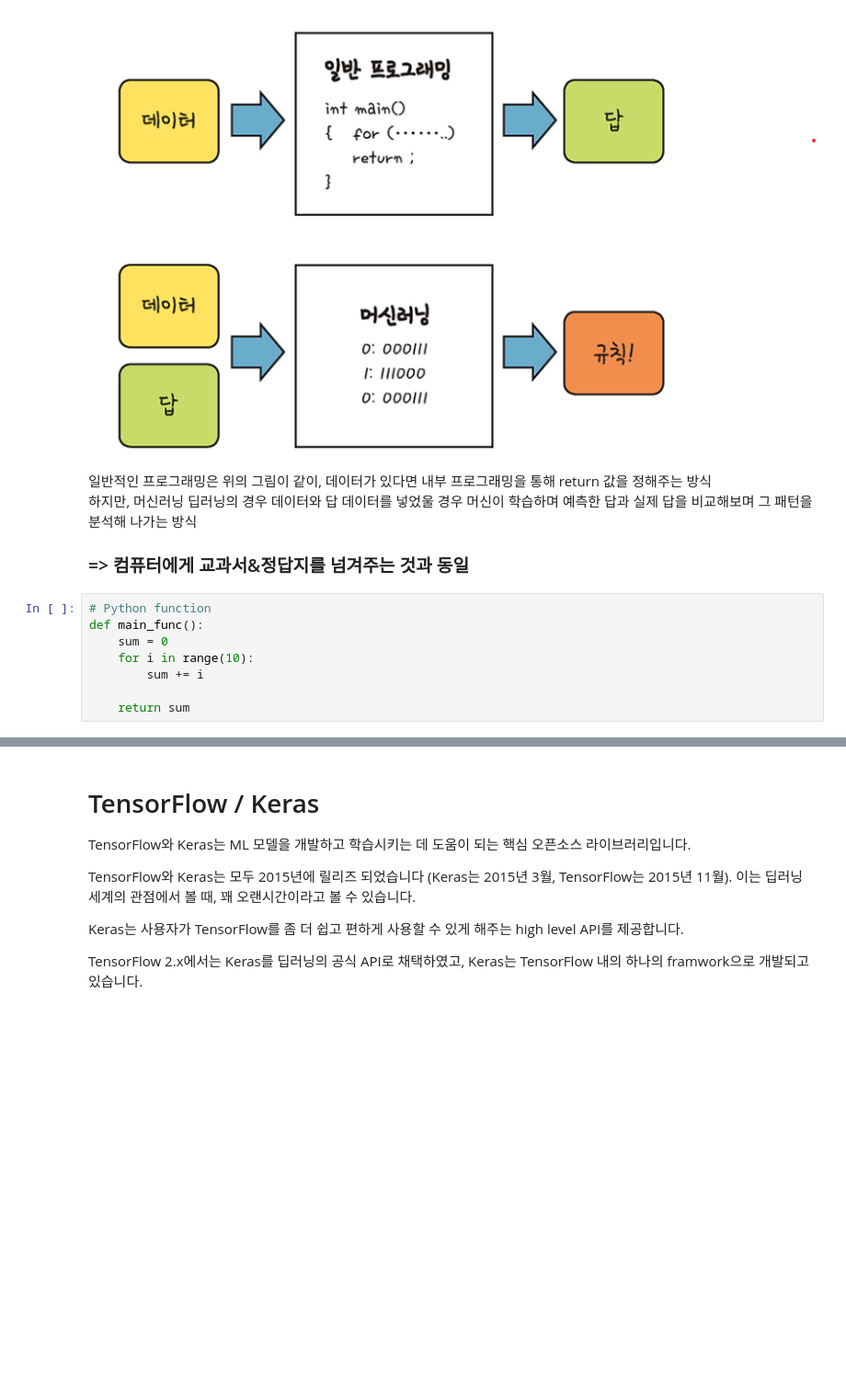
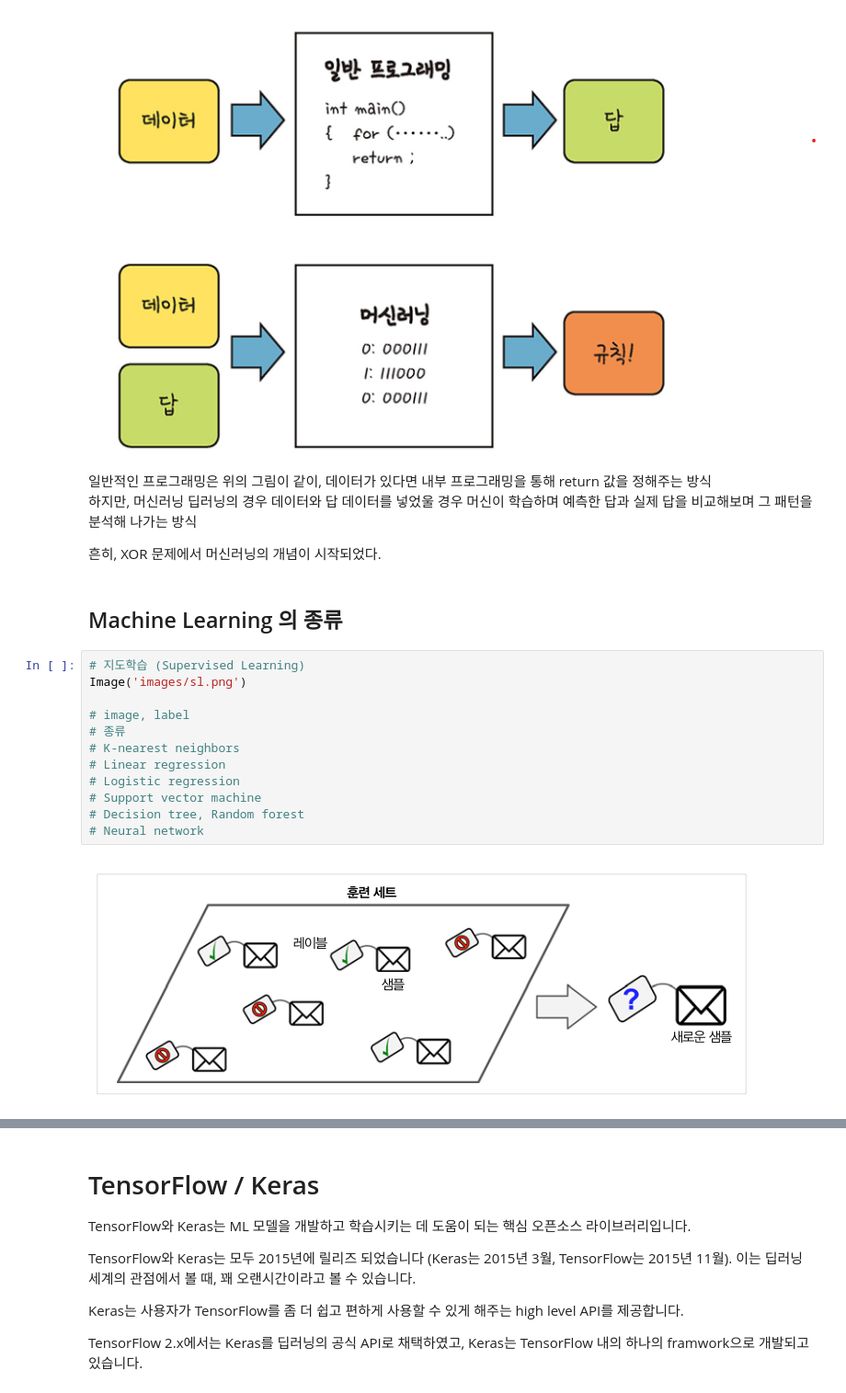
Before and after one commit to SeHwanYoo/gitc_dl_seminar, a Jupyter notebook: 20220120/01 Concept_of_Deep_Learning_and_tutorial.ipynb, the cells around one changed output, grey strips where cells are left out. Shown: that part at 92% size. Saved outputs shown, nothing was run; the diff lists cells and outputs as text; blank space fills up the shorter version.

```diff
--- a/20220120/01 Concept_of_Deep_Learning_and_tutorial.ipynb
+++ b/20220120/01 Concept_of_Deep_Learning_and_tutorial.ipynb
@@ -7,12 +7,20 @@ Image('images/comparing_f_dl.png')
 일반적인 프로그래밍은 위의 그림이 같이, 데이터가 있다면 내부 프로그래밍을 통해 return 값을 정해주는 방식 <br>
 하지만, 머신러닝 딥러닝의 경우 데이터와 답 데이터를 넣었울 경우 머신이 학습하며 예측한 답과 실제 답을 비교해보며 그 패턴을 분석해 나가는 방식
 
-### => 컴퓨터에게 교과서&정답지를 넘겨주는 것과 동일
+흔히, XOR 문제에서 머신러닝의 개념이 시작되었다.
-# %%
-# Python function
-def main_func():
-    sum = 0
-    for i in range(10):
-        sum += i
-
-    return sum
+# %% [markdown]
+## Machine Learning 의 종류
+# %%
+# 지도학습 (Supervised Learning)
+Image('images/sl.png')
+
+# image, label
+# 종류
+# K-nearest neighbors
+# Linear regression
+# Logistic regression
+# Support vector machine
+# Decision tree, Random forest
+# Neural network
+# %% [output]
+[figure, added]
```
Also changed, not shown: parts of 4 cells of this notebook.
